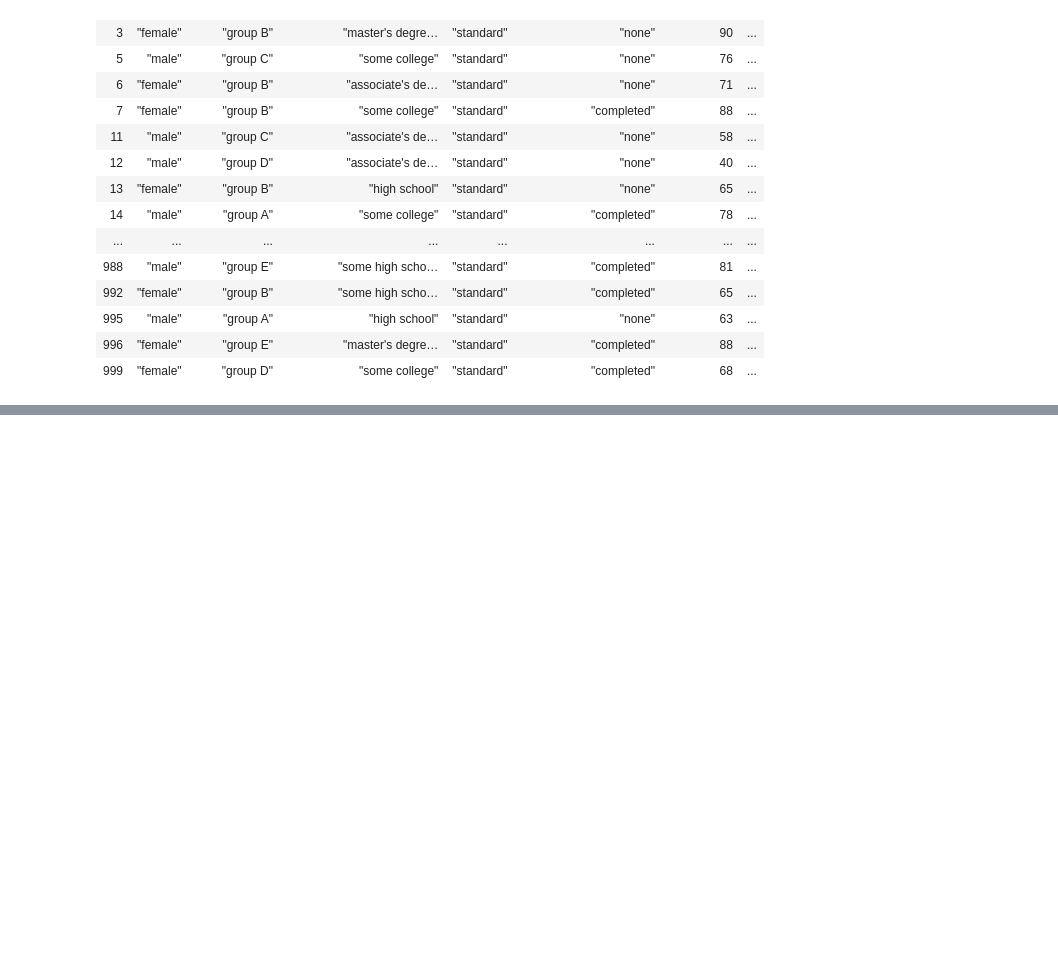
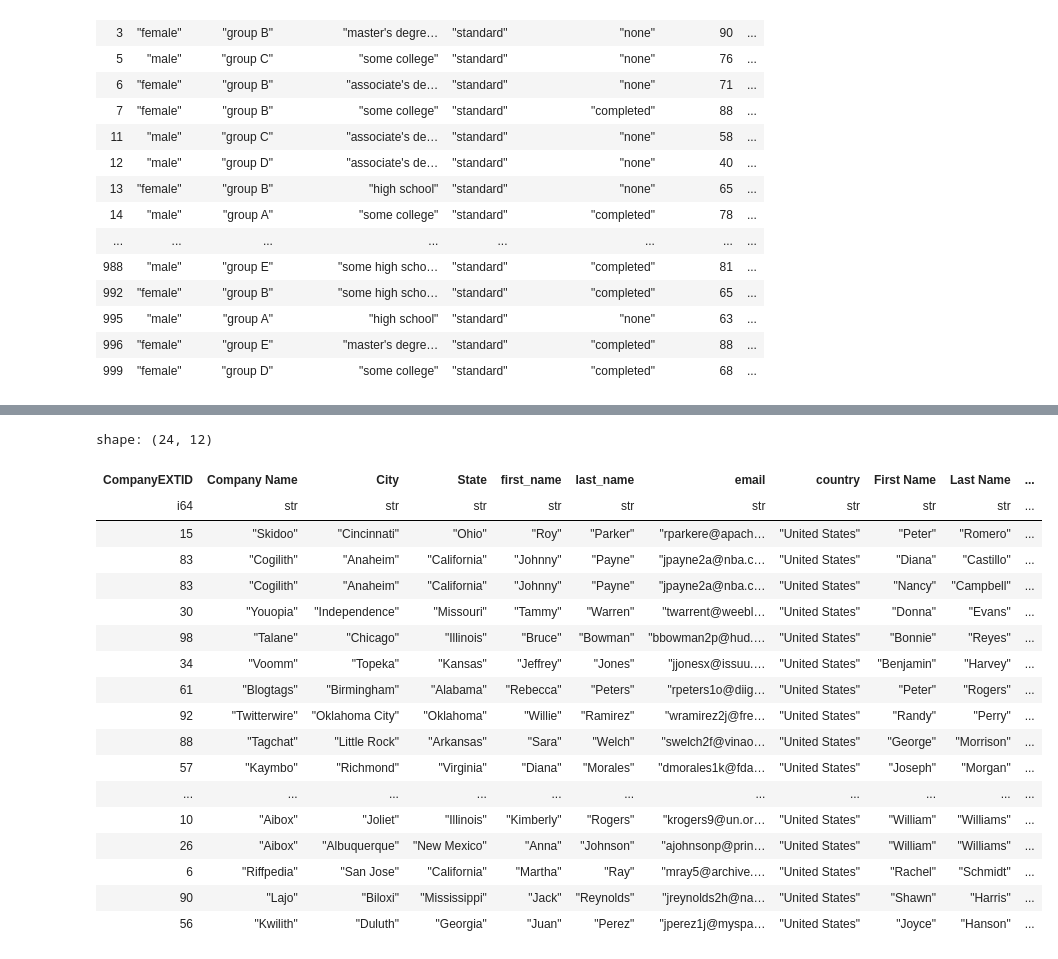
Before and after one commit to tam159/sample_dataframe, a Jupyter notebook: notebooks/polars_student_example.ipynb, the cells around one changed output, grey strips where cells are left out. Saved outputs shown, nothing was run; the diff lists cells and outputs as text; code cells hidden in the pictures; blank space fills up the shorter version.

Commit message:
⚡ Update sample dataframe exercises

```diff
--- a/notebooks/polars_student_example.ipynb
+++ b/notebooks/polars_student_example.ipynb
@@ -360,0 +363,2 @@ shape: (645, 9)
+# %%
+account_df = pl.read_csv("data/salesforce/Accounts.csv", eol_char='\r')
@@ -360,0 +417,2 @@ shape: (645, 9)
+# %%
+contact_df = pl.read_csv("data/salesforce/Contacts.csv", eol_char='\r')
@@ -360,0 +448,4 @@ shape: (645, 9)
+# %%
+# join account_df and contact_df by CompanyEXTID and companyEXTID
+account_contact_df = account_df.join(contact_df, left_on="CompanyEXTID", right_on="companyEXTID", how="left")
+account_contact_df.select("*")
@@ -360,0 +487,2 @@ shape: (645, 9)
+# %%
+lead_df = pl.read_csv("data/salesforce/Leads.csv", eol_char='\r')
@@ -360,0 +536,23 @@ shape: (645, 9)
+# %%
+account_contact_lead_df = account_contact_df.join(lead_df, left_on="Company Name", right_on="Company", how="inner")
+account_contact_lead_df
+# %% [output]
+shape: (24, 12)
+| CompanyEXTID | Company Name | City | State | first_name | last_name | email | country | First Name | Last Name | ... |
+| i64 | str | str | str | str | str | str | str | str | str | ... |
+| 15 | "Skidoo" | "Cincinnati" | "Ohio" | "Roy" | "Parker" | "rparkere@apach… | "United States" | "Peter" | "Romero" | ... |
+| 83 | "Cogilith" | "Anaheim" | "California" | "Johnny" | "Payne" | "jpayne2a@nba.c… | "United States" | "Diana" | "Castillo" | ... |
+| 83 | "Cogilith" | "Anaheim" | "California" | "Johnny" | "Payne" | "jpayne2a@nba.c… | "United States" | "Nancy" | "Campbell" | ... |
+| 30 | "Youopia" | "Independence" | "Missouri" | "Tammy" | "Warren" | "twarrent@weebl… | "United States" | "Donna" | "Evans" | ... |
+| 98 | "Talane" | "Chicago" | "Illinois" | "Bruce" | "Bowman" | "bbowman2p@hud.… | "United States" | "Bonnie" | "Reyes" | ... |
+| 34 | "Voomm" | "Topeka" | "Kansas" | "Jeffrey" | "Jones" | "jjonesx@issuu.… | "United States" | "Benjamin" | "Harvey" | ... |
+| 61 | "Blogtags" | "Birmingham" | "Alabama" | "Rebecca" | "Peters" | "rpeters1o@diig… | "United States" | "Peter" | "Rogers" | ... |
+| 92 | "Twitterwire" | "Oklahoma City" | "Oklahoma" | "Willie" | "Ramirez" | "wramirez2j@fre… | "United States" | "Randy" | "Perry" | ... |
+| 88 | "Tagchat" | "Little Rock" | "Arkansas" | "Sara" | "Welch" | "swelch2f@vinao… | "United States" | "George" | "Morrison" | ... |
+| 57 | "Kaymbo" | "Richmond" | "Virginia" | "Diana" | "Morales" | "dmorales1k@fda… | "United States" | "Joseph" | "Morgan" | ... |
+| ... | ... | ... | ... | ... | ... | ... | ... | ... | ... | ... |
+| 10 | "Aibox" | "Joliet" | "Illinois" | "Kimberly" | "Rogers" | "krogers9@un.or… | "United States" | "William" | "Williams" | ... |
+| 26 | "Aibox" | "Albuquerque" | "New Mexico" | "Anna" | "Johnson" | "ajohnsonp@prin… | "United States" | "William" | "Williams" | ... |
+| 6 | "Riffpedia" | "San Jose" | "California" | "Martha" | "Ray" | "mray5@archive.… | "United States" | "Rachel" | "Schmidt" | ... |
+| 90 | "Lajo" | "Biloxi" | "Mississippi" | "Jack" | "Reynolds" | "jreynolds2h@na… | "United States" | "Shawn" | "Harris" | ... |
+| 56 | "Kwilith" | "Duluth" | "Georgia" | "Juan" | "Perez" | "jperez1j@myspa… | "United States" | "Joyce" | "Hanson" | ... |
```
Also changed, not shown: parts of 24 cells of this notebook, 1 other file.
